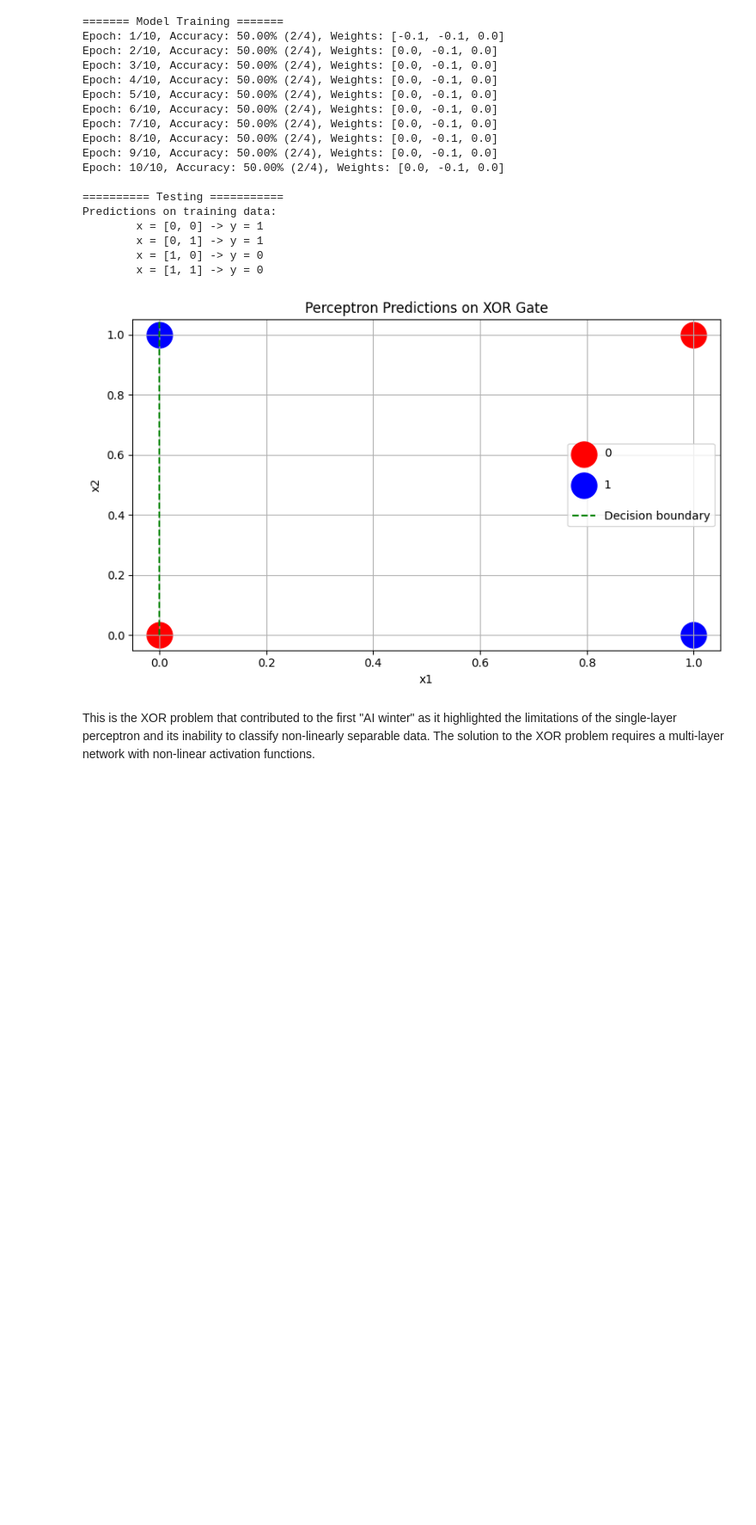
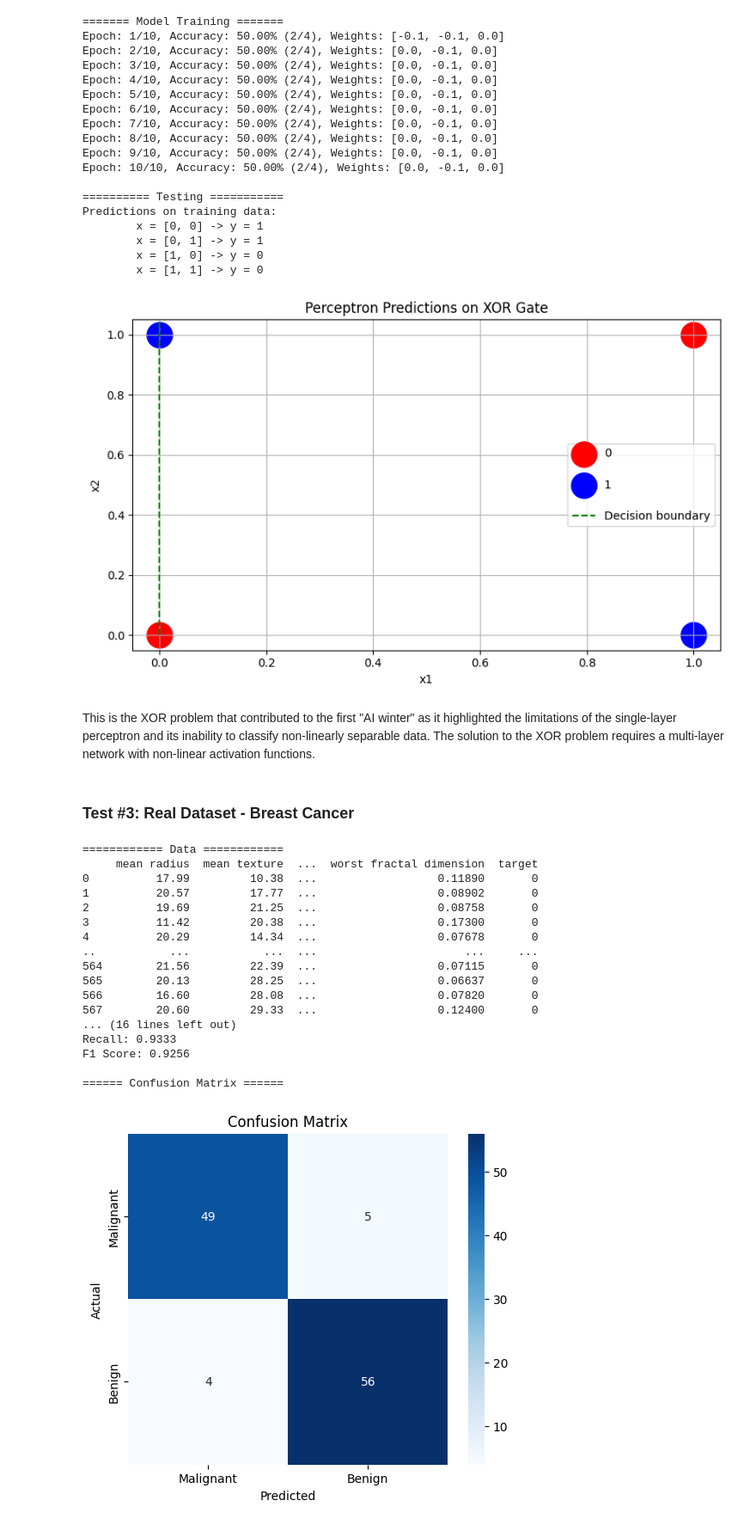
Before and after one commit to SahilBacchus/ml-in-assembly, a Jupyter notebook: perceptron/perceptron.ipynb, the cells around one changed output. Shown: that part at 86% size. Drawn from its saved outputs; the diff is of its cells as text; code cells hidden in the pictures; blank space fills up the shorter version.

Commit message:
feat(perceptron): add breast cancer classification tests for model predictions

```diff
--- a/perceptron/perceptron.ipynb
+++ b/perceptron/perceptron.ipynb
@@ -268,3 +268,81 @@ Predictions on training data:
 [figure]
 # %% [markdown]
 This is the XOR problem that contributed to the first "AI winter" as it highlighted the limitations of the single-layer perceptron and its inability to classify non-linearly separable data. The solution to the XOR problem requires a multi-layer network with non-linear activation functions.
+# %% [markdown]
+### Test #3: Real Dataset - Breast Cancer
+# %%
+import matplotlib.pyplot as plt
+from sklearn.datasets import load_breast_cancer
+from sklearn.model_selection import train_test_split
+from sklearn.metrics import accuracy_score, precision_score, recall_score, f1_score, confusion_matrix
+import pandas as pd
+import seaborn as sns
+
+# Load data
+data = load_breast_cancer(as_frame=True)
+df = data.frame
+
+
+print(" Data ".center(30, "="))
+print(f"{df}\n\n")
+X = df[data.feature_names].to_numpy().tolist()    # 30 features
+y = df['target'].to_numpy().tolist()              # 0 = malignant, 1 = benign
+
+
+# Train/Test split --> 80/20 split
+X_train, X_test, y_train, y_test = train_test_split(X, y, train_size=0.8, test_size=0.2, random_state=69)
+
+# Train model
+print(" Model Training ".center(30, "="))
+model = Perceptron()
+model.train(X_train, y_train, eta=0.1, epochs= 500, verbose=100)
+
+# Predict
+y_pred = [model.predict(x) for x in X_test]
+
+
+# Output model stats
+print()
+print(" Model Stats on Test Data ".center(30, "="))
+
+accuracy = accuracy_score(y_test, y_pred)
+precision = precision_score(y_test, y_pred)     # Of predicted "positives" how many were actually positive
+recall = recall_score(y_test, y_pred)           # Of all actual positives how many did we correctly identify
+f1 = f1_score(y_test, y_pred)                   # Harmonic mean of precision and recall, penalizing low values in either metrics  --> score: (perfect = 1, worst = 0)
+
+print(f"Accuracy: {accuracy:.4f}")
+print(f"Precision: {precision:.4f}")
+print(f"Recall: {recall:.4f}")
+print(f"F1 Score: {f1:.4f}")
+
+
+# Plot confusion matrix
+print()
+print(" Confusion Matrix ".center(30, "="))
+
+cm = confusion_matrix(y_test, y_pred)
+plt.figure(figsize=(6, 5))
+sns.heatmap(cm, annot=True, fmt="d", cmap="Blues", xticklabels=["Malignant", "Benign"], yticklabels=["Malignant", "Benign"])
+plt.xlabel("Predicted")
+plt.ylabel("Actual")
+plt.title("Confusion Matrix")
+plt.show()
+# %% [output]
+============ Data ============
+     mean radius  mean texture  ...  worst fractal dimension  target
+0          17.99         10.38  ...                  0.11890       0
+1          20.57         17.77  ...                  0.08902       0
+2          19.69         21.25  ...                  0.08758       0
+3          11.42         20.38  ...                  0.17300       0
+4          20.29         14.34  ...                  0.07678       0
+..           ...           ...  ...                      ...     ...
+564        21.56         22.39  ...                  0.07115       0
+565        20.13         28.25  ...                  0.06637       0
+566        16.60         28.08  ...                  0.07820       0
+567        20.60         29.33  ...                  0.12400       0
+... (16 lines left out)
+Recall: 0.9333
+F1 Score: 0.9256
+
+====== Confusion Matrix ======
+[figure, added]
```
Also changed, not shown: parts of 1 cell of this notebook.
